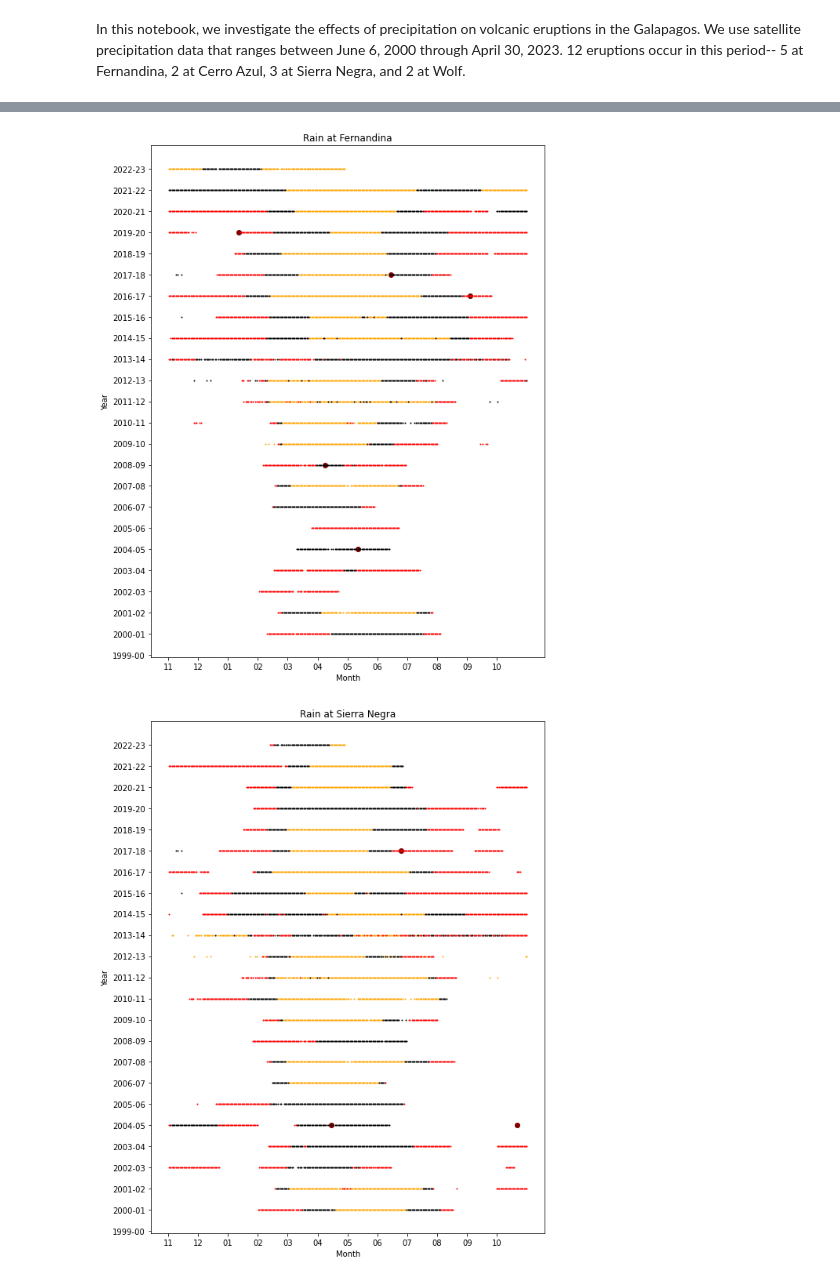
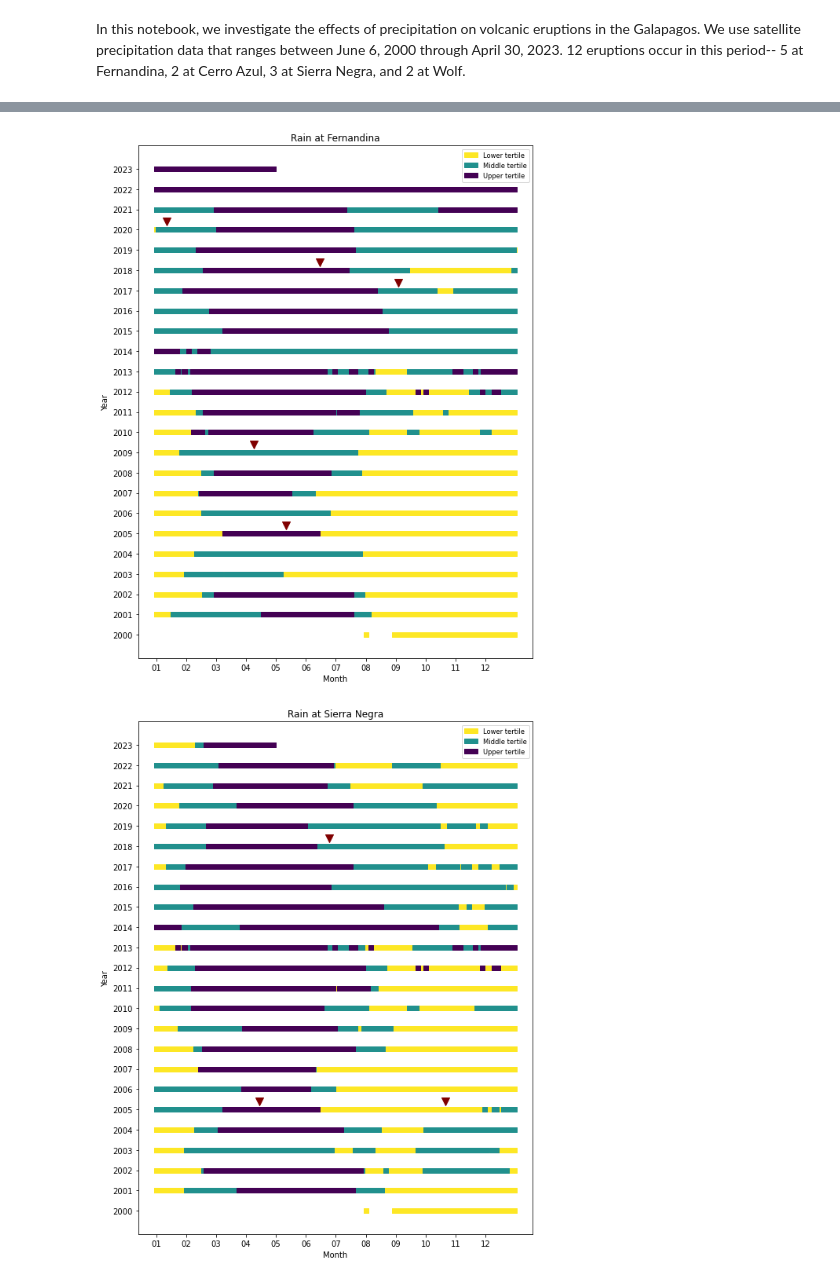
Before and after one commit to jonathan-quartin/um_volcano_project, a Jupyter notebook: old_notebooks/rain_analysis.ipynb, the cells around one changed output, grey strips where cells are left out. Drawn from its saved outputs; the diff is of its cells as text; code cells hidden in the pictures.

```diff
--- a/old_notebooks/rain_analysis.ipynb
+++ b/old_notebooks/rain_analysis.ipynb
@@ -32,8 +82,8 @@ picks = ['Fernandina', 'Azul, Cerro', 'Negra, Sierra', 'Wolf'] #choose volcano(s
 
 plt.figure(figsize=(9,6))
 
-categories = ['0-20', '20-40', '40-60', '60-80', '80-100']
-values = [0,0,0,0,0]
+categories = ['Low', 'Middle', 'High']
+values = [0,0,0]
 
 for i in picks:
     erupt_dates = np.array(eruptions['Start'][(eruptions['Volcano'] == i) & (eruptions['Start'] >= '2000')])
@@ -41,14 +91,20 @@ for i in picks:
     rolling_rain['roll90'] = rolling_rain.Precipitation.rolling(90).mean()
     rolling_rain = rolling_rain.dropna()
     all_rain = list(rolling_rain.sort_values(by=['roll90'])['Date'])
-    fifth = len(all_rain) // 5
+    third = len(all_rain) // 3
     for l in erupt_dates:
-        values[all_rain.index(l) // fifth] += 1
+        values[all_rain.index(l) // third] += 1
 
-plt.bar(categories, values, color='skyblue')
-plt.xlabel("Quintile")
+num_colors = 256
+viridis_colormap = cm.get_cmap('viridis', num_colors)
+
+color1_rgb = viridis_colormap(255)[:3]  # RGB for the first color
+color2_rgb = viridis_colormap(127)[:3]  # RGB for a color in the middle
+color3_rgb = viridis_colormap(0)[:3]  # RGB for the last color
+
+plt.bar(categories, values, color=[color1_rgb, color2_rgb, color3_rgb])
+plt.xlabel("Tertile")
 plt.ylabel("Number of eruptions")
 plt.title("Eruptions by rain amount")
-plt.xticks(rotation=45)
 plt.show()
 # %% [output]
@@ -60,40 +116,45 @@ Below, we plot rainfall at both volcano sites, and color code rain quintiles-- y
 # %%
 # Generates a plot of eruptions for each volcano listed in "picks", along with color coding of the top three quintiles of rainfall.
 volcanos = {'Fernandina': (-91.55, -.35, 'Fernandina'), 'Azul, Cerro': (-91.35, -.95, 'Cerro Azul'), 'Negra, Sierra': (-91.15, -.85, 'Sierra Negra'), 'Wolf': (-91.35, .05, 'Wolf')}
-picks = ['Fernandina', 'Negra, Sierra']
+picks = ['Fernandina', 'Negra, Sierra', 'Azul, Cerro', 'Wolf']
 
 eruptions['Decimal'] = eruptions.Start.apply(date_to_decimal_year)
 
 for pick in picks:
 
     erupt_dates = np.array(eruptions['Decimal'][(eruptions['Volcano'] == pick) & (eruptions['Start'] >= '2000')])
     rolling_galapagos = rainfall[(rainfall['Longitude'] == volcanos[pick][0]) & (rainfall['Latitude'] == volcanos[pick][1])].copy()
     rolling_galapagos['roll90'] = rolling_galapagos.Precipitation.rolling(90).mean()
     rolling_galapagos['Decimal'] = rolling_galapagos.Date.apply(date_to_decimal_year)
     rolling_galapagos = rolling_galapagos.dropna()
 
     plt.figure(figsize=(9,12))
 
-    volc_x = [((i + (2/12)) % 1) for i in erupt_dates]
-    volc_y = [(i + (2/12)) // 1 for i in erupt_dates]
+    volc_x = [((i) % 1) for i in erupt_dates]
+    volc_y = [(i // 1) + .4 for i in erupt_dates]
     labels = list(eruptions['Volcano'][(eruptions['Start'] >= '2004-11-01') & (eruptions['Volcano'] == pick)])
-    plt.scatter(volc_x, volc_y, color='maroon')
+    plt.scatter(volc_x, volc_y, color='maroon', marker='v', s=100)
 
     dates = rolling_galapagos.sort_values(by=['roll90'])['Decimal']
-    x = np.array((dates + (2/12)) % 1)
-    y = np.array((dates + (2/12)) // 1)
-    bin_size = len(x) // 5
-    plt.scatter(x[-bin_size:], y[-bin_size:], color='orange', s =1)
-    plt.scatter(x[-(2*bin_size):-bin_size], y[-(2*bin_size):-bin_size], color='black', s =1)
-    plt.scatter(x[-(3*bin_size):-(2*bin_size)], y[-(3*bin_size):-(2*bin_size)], color='red', s =1)
+    x = np.array((dates) % 1)
+    y = np.array((dates) // 1)
+    bin_size = len(x) // 3
+    colors = [color1_rgb, color2_rgb, color3_rgb]
+    for i in range(3):
+        plt.scatter(x[i*bin_size:(i+1)*bin_size], y[i*bin_size:(i+1)*bin_size], color=colors[i], marker='s', s =30)
+    legend_handles = [
+    mpatches.Patch(color=colors[0], label='Lower tertile'),
+    mpatches.Patch(color=colors[1], label='Middle tertile'),
+    mpatches.Patch(color=colors[2], label='Upper tertile')
+]
 
-
-    plt.yticks([2000+k for k in range(24)], [str(1999+k) + '-' + str(2000+k)[2:4] for k in range(24)])
-    plt.xticks([(1/12)*k for k in range(12)], ['11', '12', '01', '02', '03', '04', '05', '06', '07', '08', '09', '10'])
+    plt.yticks([2000+k for k in range(24)], [str(2000+k) for k in range(24)])
+    plt.xticks([(1/12)*k for k in range(12)], ['01', '02', '03', '04', '05', '06', '07', '08', '09', '10', '11', '12'])
     plt.xlabel("Month")
     plt.ylabel("Year")
     plt.title('Rain at ' + volcanos[pick][2])
+    plt.legend(handles=legend_handles, fontsize='small')
     plt.show()
 # %% [output]
-[figure, old version]
+[figure, new version]
-[figure, old version]
+[figure, new version]
```
Also changed, not shown: parts of 9 cells of this notebook, 9 other files.
